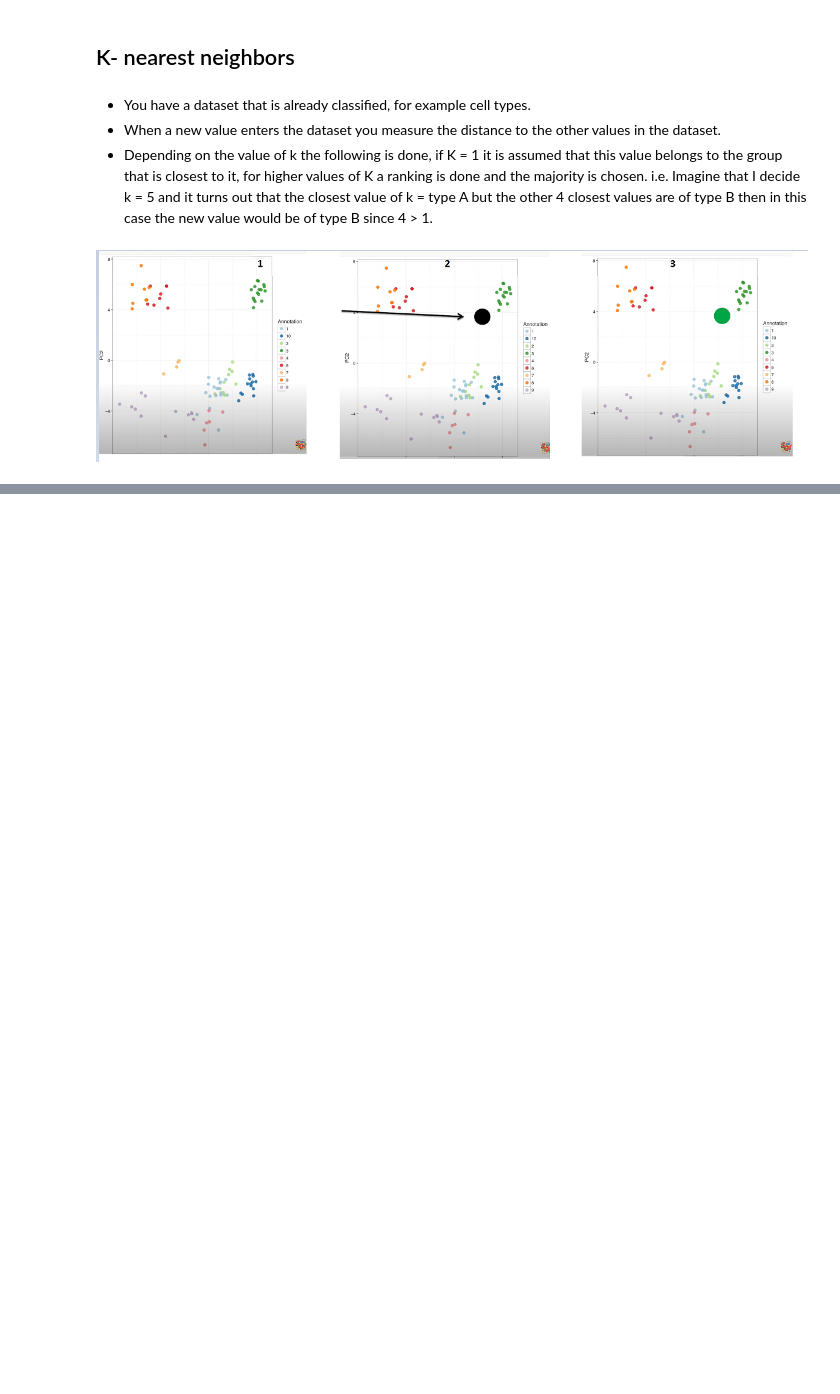
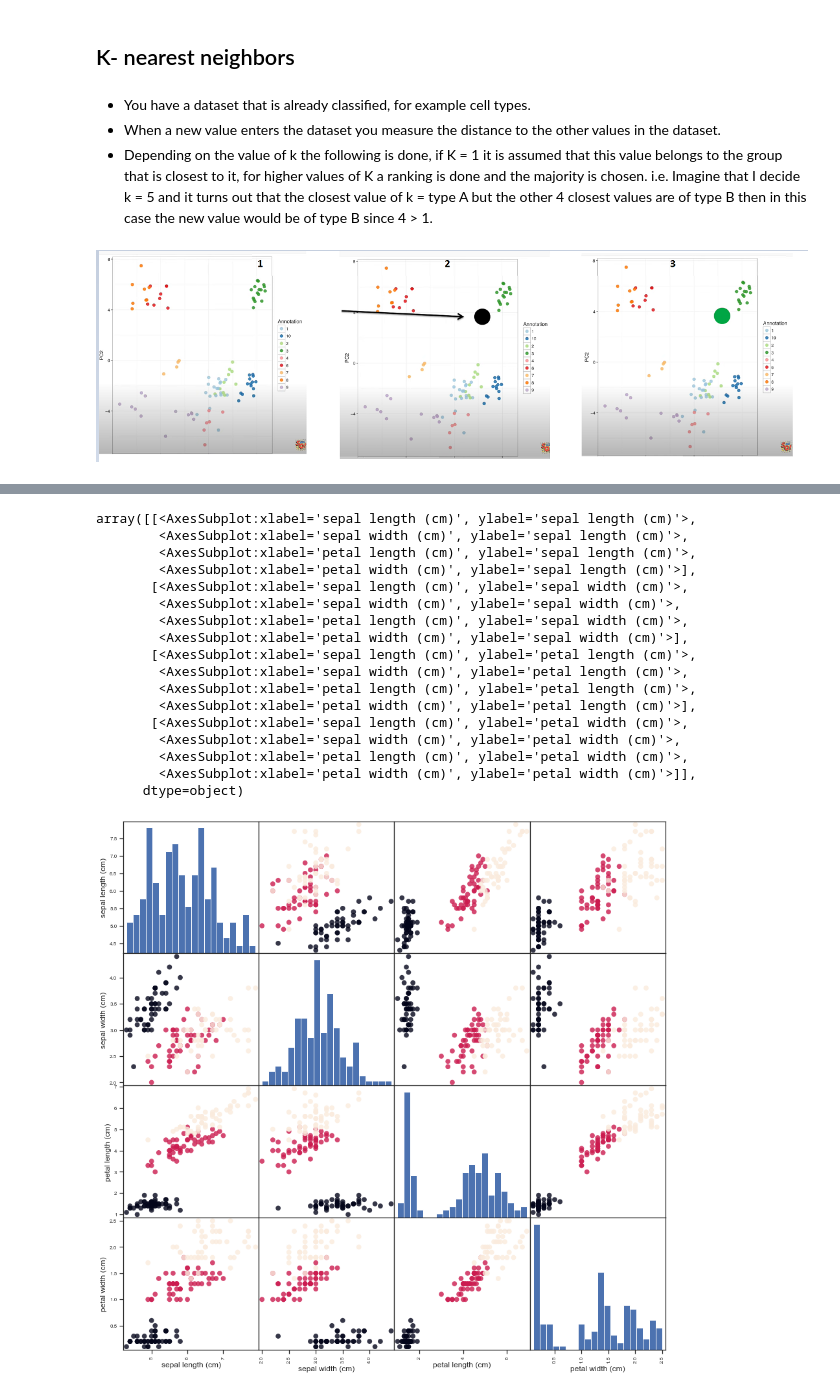
Before and after one commit to Enrique1987/Machine-Learning, a Jupyter notebook: 01_Supervised_learning/01_01_Classification_algorithms/03_Knn_Introduction.ipynb, the cells around one changed output, grey strips where cells are left out. Cells and saved outputs as stored; diff of their text form; code cells hidden in the pictures; blank space fills up the shorter version.

```diff
--- a/01_Supervised_learning/01_01_Classification_algorithms/03_Knn_Introduction.ipynb
+++ b/01_Supervised_learning/01_01_Classification_algorithms/03_Knn_Introduction.ipynb
@@ -9,0 +12,6 @@
+# %%
+from sklearn.datasets import load_iris
+import pandas as pd
+#import mglearn
+
+iris_dataset = load_iris()
@@ -9,0 +68,7 @@
+# %%
+#### First Things First: Look at Your Data
+
+
+# create dataframe from data in X_train
+# label the columns using the strings in iris_dataset.feature_names
+iris_dataframe = pd.DataFrame(iris_dataset['data'], columns=iris_dataset.feature_names)
@@ -9,0 +84,25 @@
+# %%
+# create a scatter matrix from the dataframe, color by target
+pd.plotting.scatter_matrix(iris_dataframe, c=iris_dataset['target'],
+                           figsize=(15, 15),
+                           marker='o', hist_kwds={'bins': 20}, s=60,
+                           alpha=.8 )
+# %% [output]
+array([[<AxesSubplot:xlabel='sepal length (cm)', ylabel='sepal length (cm)'>,
+        <AxesSubplot:xlabel='sepal width (cm)', ylabel='sepal length (cm)'>,
+        <AxesSubplot:xlabel='petal length (cm)', ylabel='sepal length (cm)'>,
+        <AxesSubplot:xlabel='petal width (cm)', ylabel='sepal length (cm)'>],
+       [<AxesSubplot:xlabel='sepal length (cm)', ylabel='sepal width (cm)'>,
+        <AxesSubplot:xlabel='sepal width (cm)', ylabel='sepal width (cm)'>,
+        <AxesSubplot:xlabel='petal length (cm)', ylabel='sepal width (cm)'>,
+        <AxesSubplot:xlabel='petal width (cm)', ylabel='sepal width (cm)'>],
+       [<AxesSubplot:xlabel='sepal length (cm)', ylabel='petal length (cm)'>,
+        <AxesSubplot:xlabel='sepal width (cm)', ylabel='petal length (cm)'>,
+        <AxesSubplot:xlabel='petal length (cm)', ylabel='petal length (cm)'>,
+        <AxesSubplot:xlabel='petal width (cm)', ylabel='petal length (cm)'>],
+       [<AxesSubplot:xlabel='sepal length (cm)', ylabel='petal width (cm)'>,
+        <AxesSubplot:xlabel='sepal width (cm)', ylabel='petal width (cm)'>,
+        <AxesSubplot:xlabel='petal length (cm)', ylabel='petal width (cm)'>,
+        <AxesSubplot:xlabel='petal width (cm)', ylabel='petal width (cm)'>]],
+      dtype=object)
+[figure, added]
```
Also changed, not shown: parts of 8 cells of this notebook.
